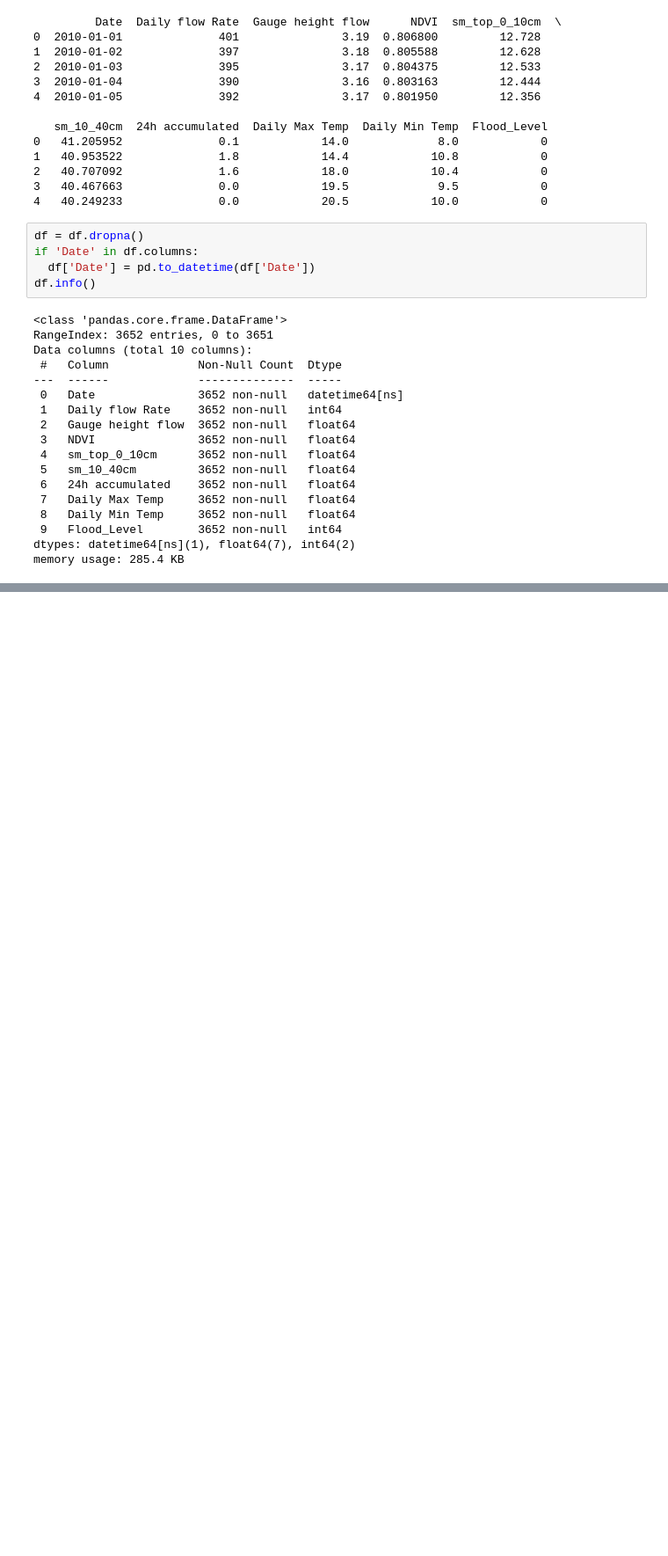
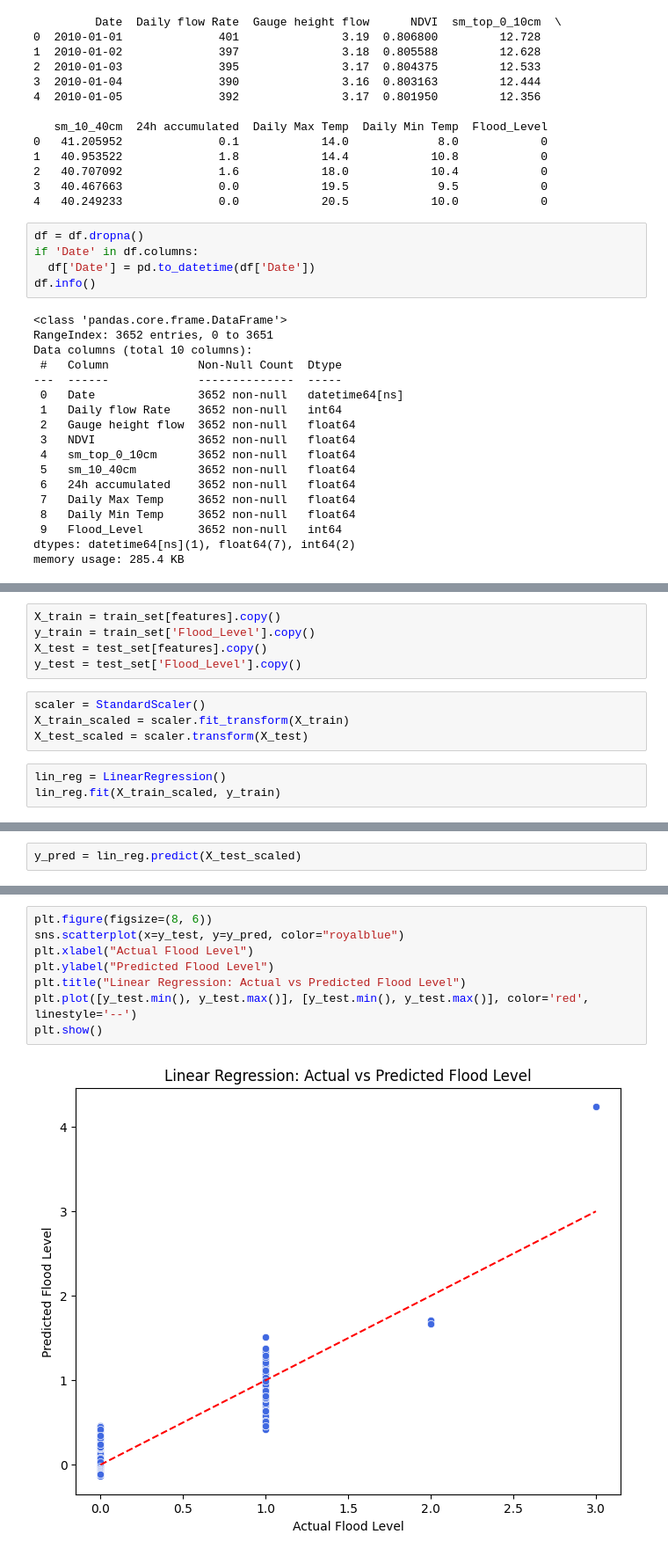
Before and after one commit to Bibek04-bit/Flood-Forecasting, a Jupyter notebook: Linear_regression.ipynb, the cells around one changed output, grey strips where cells are left out. Shown: that part at 88% size. Drawn from its saved outputs; the diff is of its cells as text; blank space fills up the shorter version.

```diff
--- a/Linear_regression.ipynb
+++ b/Linear_regression.ipynb
@@ -53,0 +80,12 @@ memory usage: 285.4 KB
+# %%
+X_train = train_set[features].copy()
+y_train = train_set['Flood_Level'].copy()
+X_test = test_set[features].copy()
+y_test = test_set['Flood_Level'].copy()
+# %%
+scaler = StandardScaler()
+X_train_scaled = scaler.fit_transform(X_train)
+X_test_scaled = scaler.transform(X_test)
+# %%
+lin_reg = LinearRegression()
+lin_reg.fit(X_train_scaled, y_train)
@@ -53,0 +94,2 @@ memory usage: 285.4 KB
+# %%
+y_pred = lin_reg.predict(X_test_scaled)
@@ -53,0 +115,10 @@ memory usage: 285.4 KB
+# %%
+plt.figure(figsize=(8, 6))
+sns.scatterplot(x=y_test, y=y_pred, color="royalblue")
+plt.xlabel("Actual Flood Level")
+plt.ylabel("Predicted Flood Level")
+plt.title("Linear Regression: Actual vs Predicted Flood Level")
+plt.plot([y_test.min(), y_test.max()], [y_test.min(), y_test.max()], color='red', linestyle='--')
+plt.show()
+# %% [output]
+[figure, added]
```
Also changed, not shown: parts of 13 cells of this notebook.
